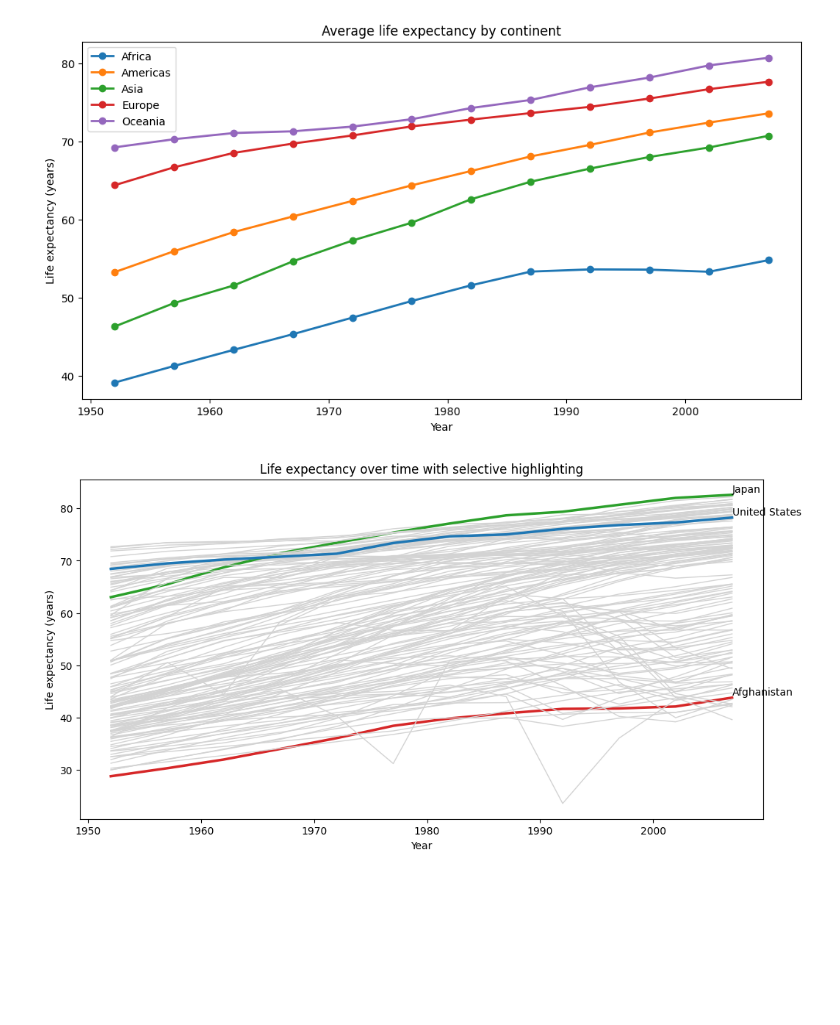
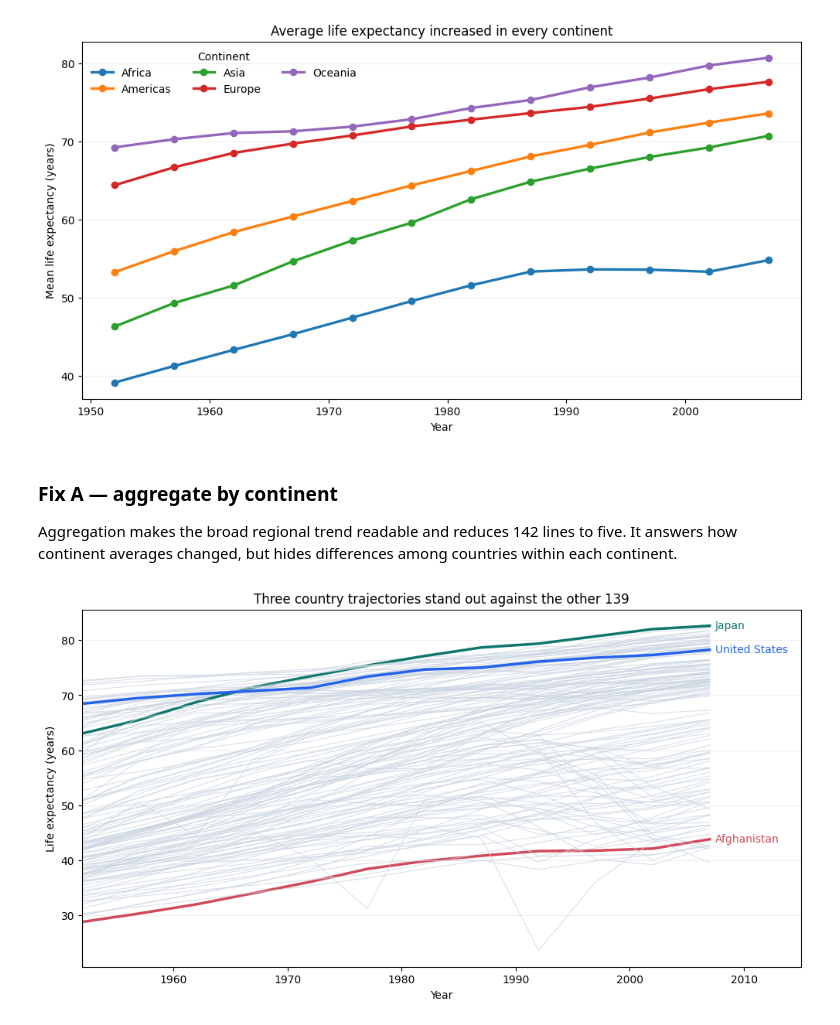
Before and after one commit to AbdulMajidLutfi/BSDS-7A-AbdulMajidLutfi-su92-bsdsm-f23-009_data_visualization, a Jupyter notebook: week1/task2.ipynb, the cells around one changed output. Cells and saved outputs as stored; diff of their text form; code cells hidden in the pictures; blank space fills up the shorter version.

```diff
--- a/week1/task2.ipynb
+++ b/week1/task2.ipynb
@@ -26,29 +41,48 @@ plt.show()
 # %%
-continent = df.groupby(['continent', 'year'], as_index=False)['lifeExp'].mean()
+
+continent = df.groupby(["continent", "year"], as_index=False)["lifeExp"].mean()
 fig, ax = plt.subplots(figsize=(12, 6))
-for name, g in continent.groupby('continent'):
-    ax.plot(g['year'], g['lifeExp'], marker='o', linewidth=2, label=name)
-ax.set_title('Average life expectancy by continent')
-ax.set_xlabel('Year')
-ax.set_ylabel('Life expectancy (years)')
-ax.legend()
+for name, group in continent.groupby("continent", sort=True):
+    ax.plot(group["year"], group["lifeExp"], marker="o", linewidth=2.4, label=name)
+ax.set_title("Average life expectancy increased in every continent")
+ax.set_xlabel("Year")
+ax.set_ylabel("Mean life expectancy (years)")
+ax.legend(title="Continent", frameon=False, ncol=3)
+ax.grid(axis="y", alpha=0.2)
 plt.show()
 # %% [output]
-[figure, old version]
+[figure, new version]
+# %% [markdown]
+### Fix A — aggregate by continent
+
+Aggregation makes the broad regional trend readable and reduces 142 lines to five. It answers how continent averages changed, but hides differences among countries within each continent.
 # %%
-interesting = ['Afghanistan', 'Japan', 'United States']
+
+highlight = {
+    "Afghanistan": "#D1495B",
+    "Japan": "#0F766E",
+    "United States": "#2563EB",
+}
 fig, ax = plt.subplots(figsize=(12, 6))
-for country, group in df.groupby('country'):
-    if country in interesting:
-        color = {'Afghanistan': '#d62728', 'Japan': '#2ca02c', 'United States': '#1f77b4'}[country]
-        ax.plot(group['year'], group['lifeExp'], color=color, linewidth=2.5, label=country)
-        ax.text(group['year'].iloc[-1], group['lifeExp'].iloc[-1], country, va='bottom', ha='left')
+for country, group in df.groupby("country", sort=True):
+    if country in highlight:
+        ax.plot(group["year"], group["lifeExp"], color=highlight[country], linewidth=2.5)
+        last = group.iloc[-1]
+        ax.annotate(
+            country,
+            (last["year"], last["lifeExp"]),
+            xytext=(5, 0),
+            textcoords="offset points",
+            color=highlight[country],
+            va="center",
+        )
     else:
-        ax.plot(group['year'], group['lifeExp'], color='lightgray', linewidth=1)
-ax.set_title('Life expectancy over time with selective highlighting')
-ax.set_xlabel('Year')
-ax.set_ylabel('Life expectancy (years)')
-ax.legend().remove()
+        ax.plot(group["year"], group["lifeExp"], color="#CBD5E1", linewidth=0.8, alpha=0.7)
+ax.set_xlim(df["year"].min(), df["year"].max() + 8)
+ax.set_title("Three country trajectories stand out against the other 139")
+ax.set_xlabel("Year")
+ax.set_ylabel("Life expectancy (years)")
+ax.grid(axis="y", alpha=0.2)
 plt.show()
 # %% [output]
-[figure, old version]
+[figure, new version]
```
Also changed, not shown: parts of 11 cells of this notebook, 8 other files.
